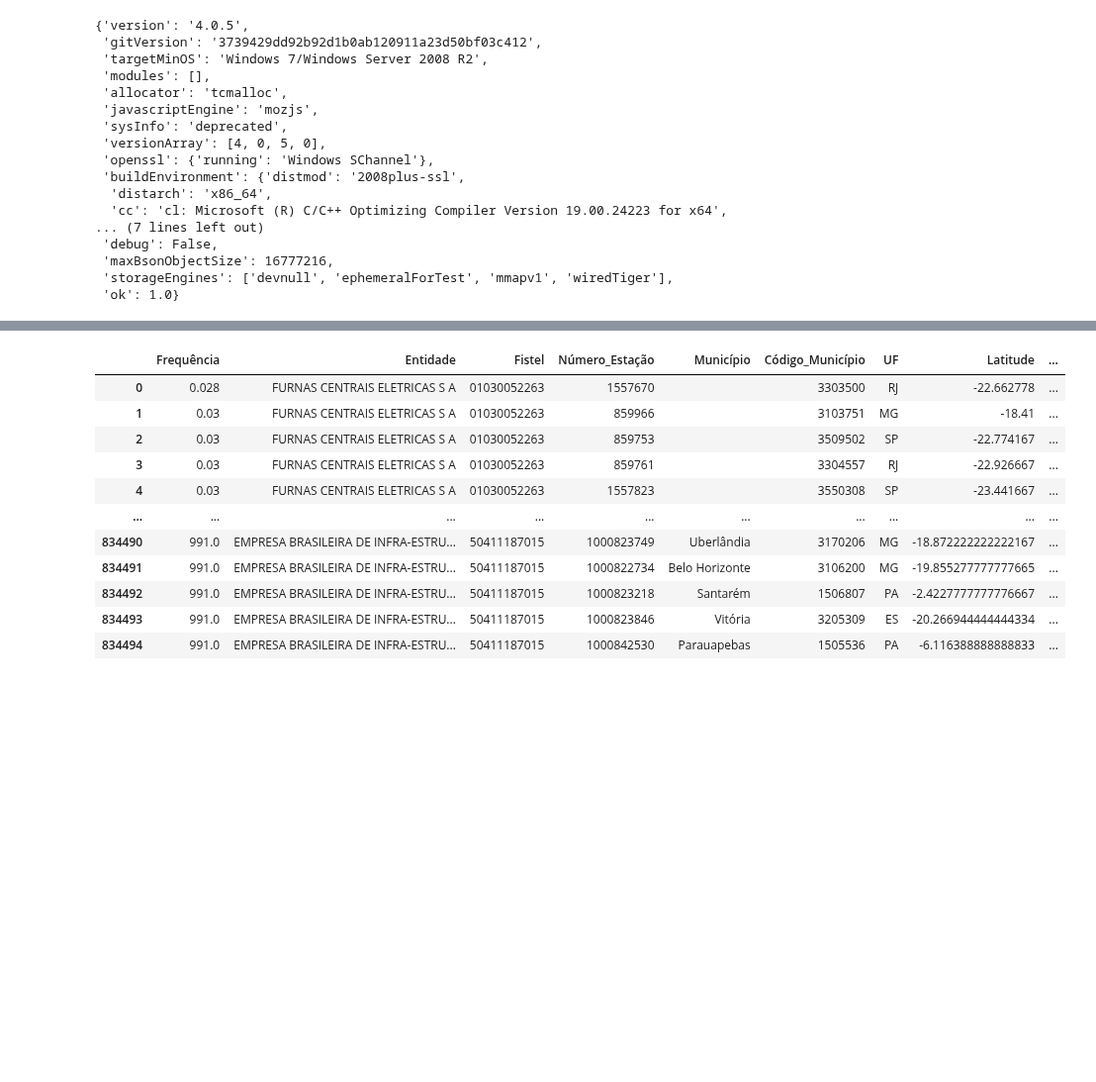
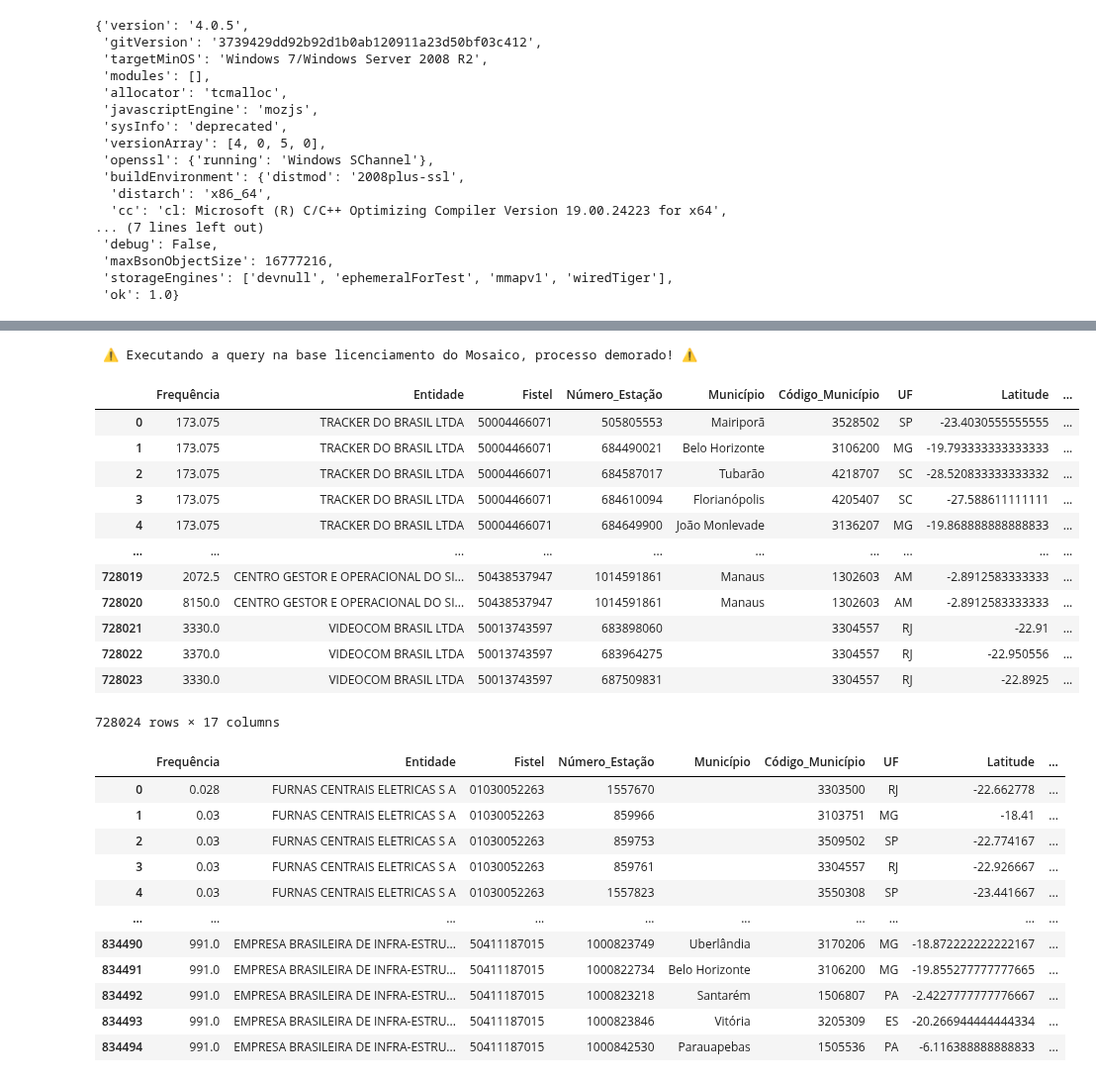
Before and after one commit to ronaldokun/anateldb, a Jupyter notebook: nbs/updates.ipynb, the cells around one changed output, grey strips where cells are left out. Shown at 99% size. Drawn from its saved outputs; the diff is of its cells as text; code cells hidden in the pictures; blank space fills up the shorter version.

```diff
--- a/nbs/updates.ipynb
+++ b/nbs/updates.ipynb
@@ -101,6 +98,7 @@ As bases de dados são atualizadas atráves das funções a seguir, o único arg
 #| export
 def _save_df(df: pd.DataFrame, folder: Union[str, Path], stem: str) -> pd.DataFrame:
     """Format, Save and return a dataframe"""
+    df = df.copy() # Impedir a alteração do df original
     for c in df.columns:
         df[c] = df[c].astype("string").str.lstrip().str.rstrip()
     df = df.drop_duplicates(keep="first").reset_index(drop=True)
@@ -109,14 +107,8 @@ def _save_df(df: pd.DataFrame, folder: Union[str, Path], stem: str) -> pd.DataFr
     try:
         file = Path(f"{folder}/{stem}.parquet.gzip")
         df.to_parquet(file, compression="gzip", index=False)
-    except (ArrowInvalid, ArrowTypeError):
-        file.unlink(missing_ok=True)
-        try:
-            file = Path(f"{folder}/{stem}.xlsx")
-            with pd.ExcelWriter(file) as wb:
-                df.to_excel(wb, sheet_name="DataBase", engine="openpyxl", index=False)
-        except Exception as e:
-            raise ValueError(f"Could not save {stem} to {file}") from e
+    except (ArrowInvalid, ArrowTypeError) as e:
+            raise e(f"Não possível salvar o arquivo parquet {file}")
     return df
 # %%
 # | export
@@ -293,7 +298,6 @@ mongo_client.server_info()
  'ok': 1.0}
 # %%
 #|eval: false
-folder = Path.cwd().parent / 'dados'
 mosaico = update_mosaico(mongo_client, folder)
 display(mosaico)
 # %% [output]
@@ -320,17 +323,14 @@ def update_telecom(
 ) -> pd.DataFrame:  # DataFrame com os dados atualizados
     """Efetua a query na tabela `licenciamento` no banco mongoDB `mongo_client` e atualiza o arquivo local"""
 
-    console = Console()
-    console.print(
-        "[red]Lendo o Banco de Dados de Licenciamento do Mosaico. Processo Lento, aguarde..."
-    )
     database = mongo_client["sms"]
     collection = database["licenciamento"]
     c = collection.find(MONGO_TELECOM, projection={k: 1.0 for k in COLS_TELECOM.keys()})
+    print("[red] :warning: Executando a query na base licenciamento do Mosaico, processo demorado! :warning:")
     result = L()
     for doc in tqdm(c):
         result.append(doc)
-    df = pd.json_normalize(result)
+    df = pd.DataFrame(result, dtype='string')
     df.drop("_id", axis=1, inplace=True)
     df.rename(COLS_TELECOM, axis=1, inplace=True)
     df["Designacao_Emissão"] = df.Designacao_Emissão.str.replace(",", " ")
@@ -344,7 +344,7 @@ def update_telecom(
         parse_bw
     ).tolist()
     df.drop("Designacao_Emissão", axis=1, inplace=True)
-    _save_df(df, folder, "telecom_raw")
+    _ = _save_df(df, folder, "telecom_raw")
     subset = [
         "Entidade",
         "Longitude",
@@ -371,8 +371,23 @@ def update_telecom(
     return _save_df(df_sub, folder, "telecom")
 # %%
 #| eval: false
-# telecom = update_telecom(mongo_client, folder)
-# telecom
+telecom = update_telecom(mongo_client, folder)
+telecom
+# %% [output]
+ ⚠ Executando a query na base licenciamento do Mosaico, processo demorado! ⚠
+|  | Frequência | Entidade | Fistel | Número_Estação | Município | Código_Município | UF | Latitude | ... |
+| 0 | 173.075 | TRACKER DO BRASIL LTDA | 50004466071 | 505805553 | Mairiporã | 3528502 | SP | -23.4030555555555 | ... |
+| 1 | 173.075 | TRACKER DO BRASIL LTDA | 50004466071 | 684490021 | Belo Horizonte | 3106200 | MG | -19.793333333333333 | ... |
+| 2 | 173.075 | TRACKER DO BRASIL LTDA | 50004466071 | 684587017 | Tubarão | 4218707 | SC | -28.520833333333332 | ... |
+| 3 | 173.075 | TRACKER DO BRASIL LTDA | 50004466071 | 684610094 | Florianópolis | 4205407 | SC | -27.588611111111 | ... |
+| 4 | 173.075 | TRACKER DO BRASIL LTDA | 50004466071 | 684649900 | João Monlevade | 3136207 | MG | -19.868888888888833 | ... |
+| ... | ... | ... | ... | ... | ... | ... | ... | ... | ... |
+| 728019 | 2072.5 | CENTRO GESTOR E OPERACIONAL DO SI... | 50438537947 | 1014591861 | Manaus | 1302603 | AM | -2.8912583333333 | ... |
+| 728020 | 8150.0 | CENTRO GESTOR E OPERACIONAL DO SI... | 50438537947 | 1014591861 | Manaus | 1302603 | AM | -2.8912583333333 | ... |
+| 728021 | 3330.0 | VIDEOCOM BRASIL LTDA | 50013743597 | 683898060 |  | 3304557 | RJ | -22.91 | ... |
+| 728022 | 3370.0 | VIDEOCOM BRASIL LTDA | 50013743597 | 683964275 |  | 3304557 | RJ | -22.950556 | ... |
+| 728023 | 3330.0 | VIDEOCOM BRASIL LTDA | 50013743597 | 687509831 |  | 3304557 | RJ | -22.8925 | ... |
+728024 rows × 17 columns
 # %%
 #| export
 def valida_coords(
```
Also changed, not shown: parts of 12 cells of this notebook, 17 other files.
